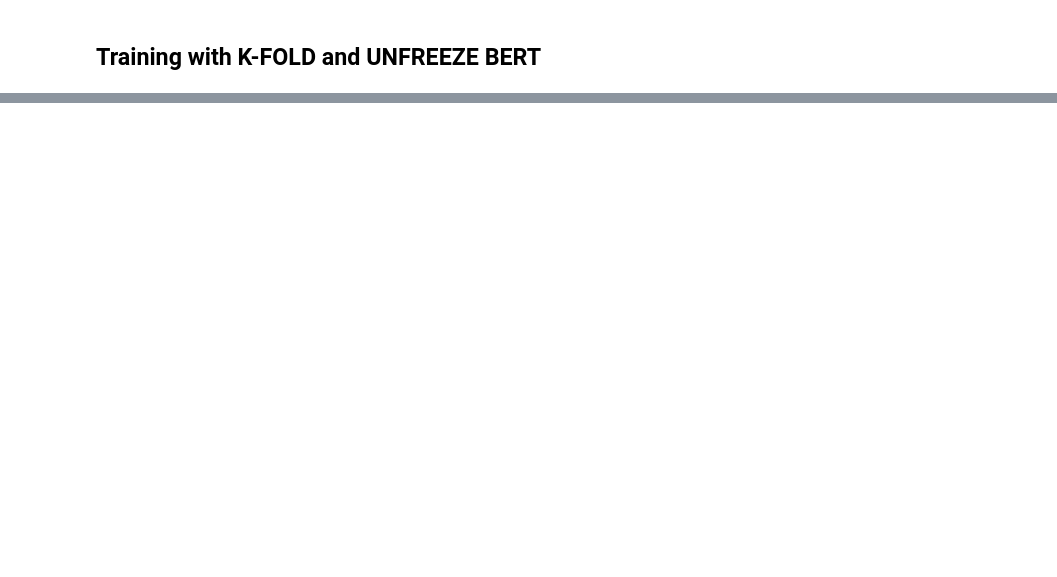
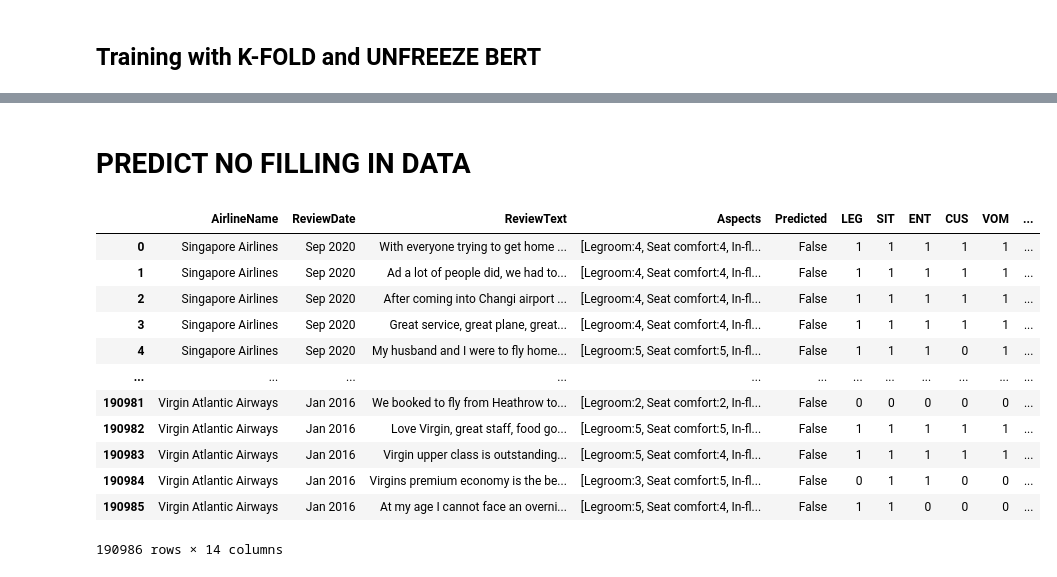
Before and after one commit to duyduc1110/BertLLREmbedding, a Jupyter notebook: playground.ipynb, the cells around one changed output, grey strips where cells are left out. Cells and saved outputs as stored; diff of their text form; code cells hidden in the pictures; blank space fills up the shorter version.

```diff
--- a/playground.ipynb
+++ b/playground.ipynb
@@ -340,0 +341,31 @@ tensor([[0.0924, 0.0643, 0.8433],
+# %%
+new_data = {'index': data.index}
+for col in data.columns:
+    new_data[col] = torch.tensor(list(data[col]))
+
+
+torch.save(new_data, './data/pre-processed_150_v3.pt')
+# %%
+a = torch.load('./data/pre-processed_150_v3.pt')
+for col in a:
+    a[col] = a[col].tolist()
+
+data = pd.DataFrame(a, a['index']).drop('index', 1)
+
+# CALCULATE WEIGHT LOSS
+labels = pd.DataFrame([i for i in data.labels])
+beta = 0.9999
+#beta = (data.shape[0] - 1) / data.shape[0]
+weight_loss = []
+
+for i in labels:
+    n_sample = labels.loc[:, i].value_counts(0, 0).values
+    n_sample = 1.0 - np.power(beta, n_sample)
+    n_sample = (1.0 - beta) / n_sample
+    n_sample = n_sample / np.sum(n_sample)
+    weight_loss.append(n_sample)
+
+weight_loss = torch.tensor(weight_loss, device=DEVICE).float()
+
+
+data
@@ -851,2 +904,32 @@ FNB, 56.14,    55.20,    55.58,    61.70
 # %%
 torch.save(y_predict, 'result/LCAT_5epoch_1e5_WeightClass_xavier.pt')
+# %% [markdown]
+# PREDICT NO FILLING IN DATA
+# %%
+full_data = pd.read_csv('./data//data_v3.txt', sep='\t', header=None, names=COL_NAMES)
+full_data = full_data[['AirlineName', 'ReviewDate', 'ReviewText', 'Aspects']]
+full_data['Predicted'] = (full_data['Aspects'] == 'No filling in')
+full_data.Aspects = full_data.Aspects.str.split('|').values
+
+'''Split aspects to new columns'''
+aspects_splitted = split_aspect(full_data.Aspects.values)
+for i in range(len(ASPECT_NAMES)):
+    full_data[ASPECT_NAMES[i]] = aspects_splitted[i,:]
+
+full_data['input_ids'], tokenizer = tokenize_data(full_data.ReviewText.values)
+
+full_data
+# %% [output]
+|  | AirlineName | ReviewDate | ReviewText | Aspects | Predicted | LEG | SIT | ENT | CUS | VOM | ... |
+| 0 | Singapore Airlines | Sep 2020 | With everyone trying to get home ... | [Legroom:4, Seat comfort:4, In-fl... | False | 1 | 1 | 1 | 1 | 1 | ... |
+| 1 | Singapore Airlines | Sep 2020 | Ad a lot of people did, we had to... | [Legroom:4, Seat comfort:4, In-fl... | False | 1 | 1 | 1 | 1 | 1 | ... |
+| 2 | Singapore Airlines | Sep 2020 | After coming into Changi airport ... | [Legroom:4, Seat comfort:4, In-fl... | False | 1 | 1 | 1 | 1 | 1 | ... |
+| 3 | Singapore Airlines | Sep 2020 | Great service, great plane, great... | [Legroom:4, Seat comfort:4, In-fl... | False | 1 | 1 | 1 | 1 | 1 | ... |
+| 4 | Singapore Airlines | Sep 2020 | My husband and I were to fly home... | [Legroom:5, Seat comfort:5, In-fl... | False | 1 | 1 | 1 | 0 | 1 | ... |
+| ... | ... | ... | ... | ... | ... | ... | ... | ... | ... | ... | ... |
+| 190981 | Virgin Atlantic Airways | Jan 2016 | We booked to fly from Heathrow to... | [Legroom:2, Seat comfort:2, In-fl... | False | 0 | 0 | 0 | 0 | 0 | ... |
+| 190982 | Virgin Atlantic Airways | Jan 2016 | Love Virgin, great staff, food go... | [Legroom:5, Seat comfort:5, In-fl... | False | 1 | 1 | 1 | 1 | 1 | ... |
+| 190983 | Virgin Atlantic Airways | Jan 2016 | Virgin upper class is outstanding... | [Legroom:5, Seat comfort:4, In-fl... | False | 1 | 1 | 1 | 1 | 1 | ... |
+| 190984 | Virgin Atlantic Airways | Jan 2016 | Virgins premium economy is the be... | [Legroom:3, Seat comfort:5, In-fl... | False | 0 | 1 | 1 | 0 | 0 | ... |
+| 190985 | Virgin Atlantic Airways | Jan 2016 | At my age I cannot face an overni... | [Legroom:5, Seat comfort:4, In-fl... | False | 1 | 1 | 0 | 0 | 0 | ... |
+190986 rows × 14 columns
```
Also changed, not shown: parts of 21 cells of this notebook, 2 other files.
